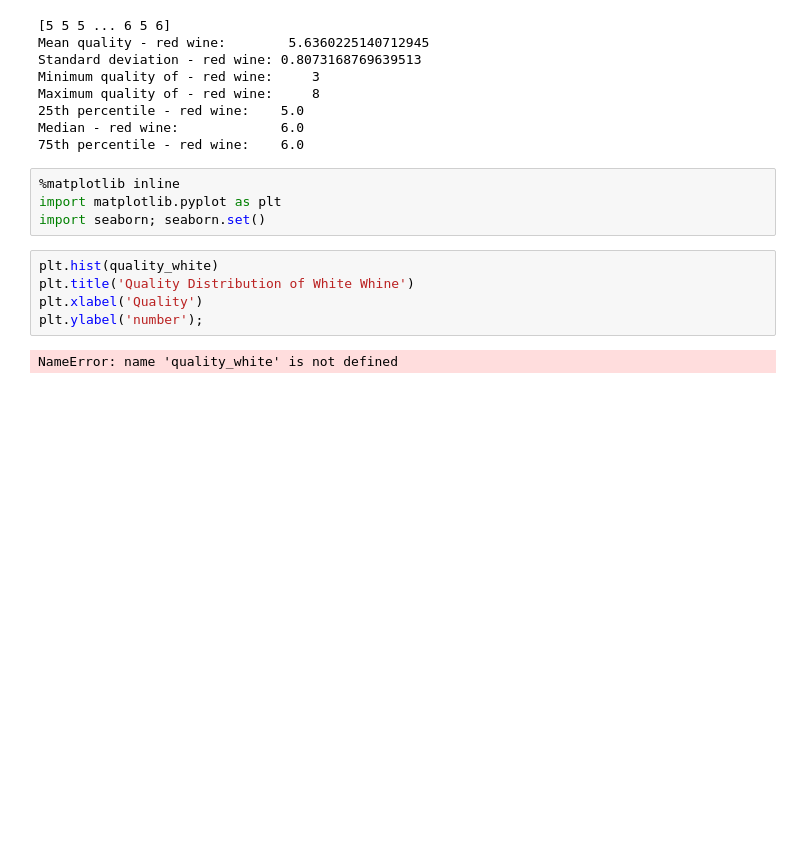
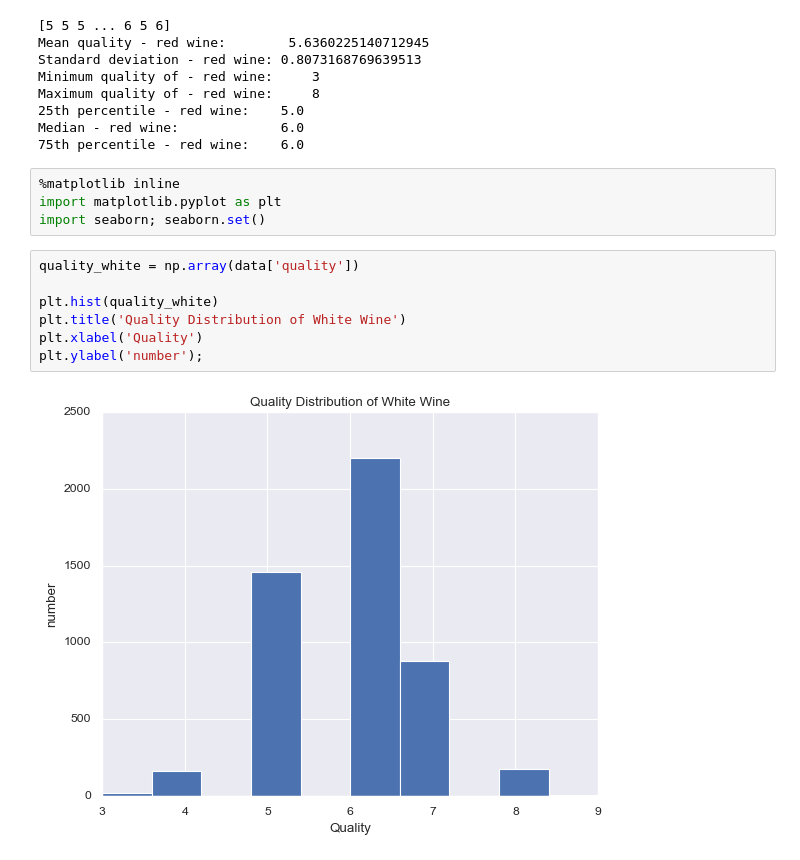
Before and after one commit to dayyanmirza/CSC2034DataScienceProject, a Jupyter notebook: CSC2034DataScienceProject.ipynb, the cells around one changed output. Cells and saved outputs as stored; diff of their text form; blank space fills up the shorter version.

Commit message:
Added histograms

```diff
--- a/CSC2034DataScienceProject.ipynb
+++ b/CSC2034DataScienceProject.ipynb
@@ -99,9 +99,11 @@ Median - red wine:             6.0
 import matplotlib.pyplot as plt
 import seaborn; seaborn.set()
 # %%
+quality_white = np.array(data['quality'])
+
 plt.hist(quality_white)
-plt.title('Quality Distribution of White Whine')
+plt.title('Quality Distribution of White Wine')
 plt.xlabel('Quality')
 plt.ylabel('number');
 # %% [output]
-NameError: name 'quality_white' is not defined
+[figure, added]
```
Also changed, not shown: parts of 1 cell of this notebook.
